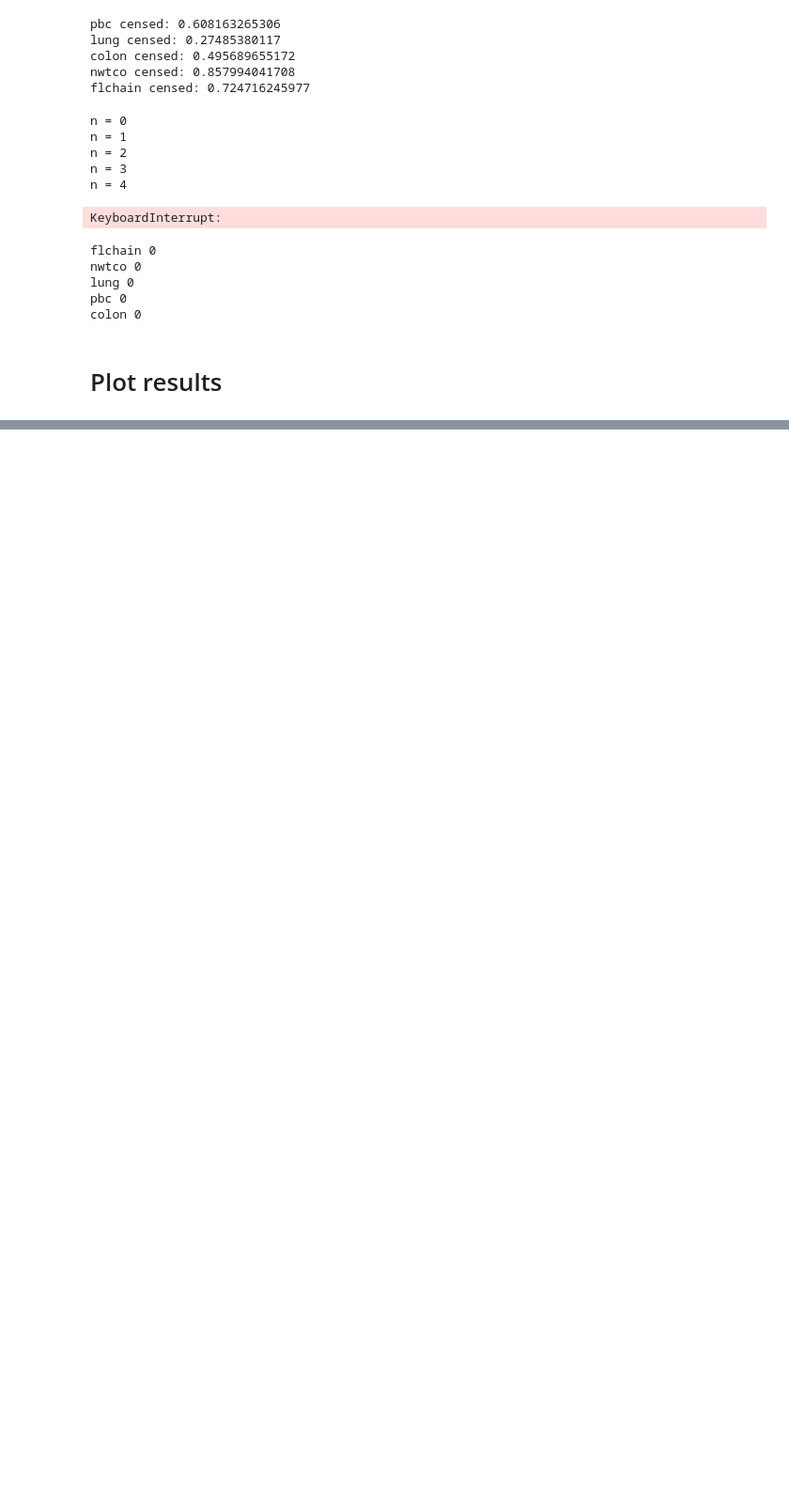
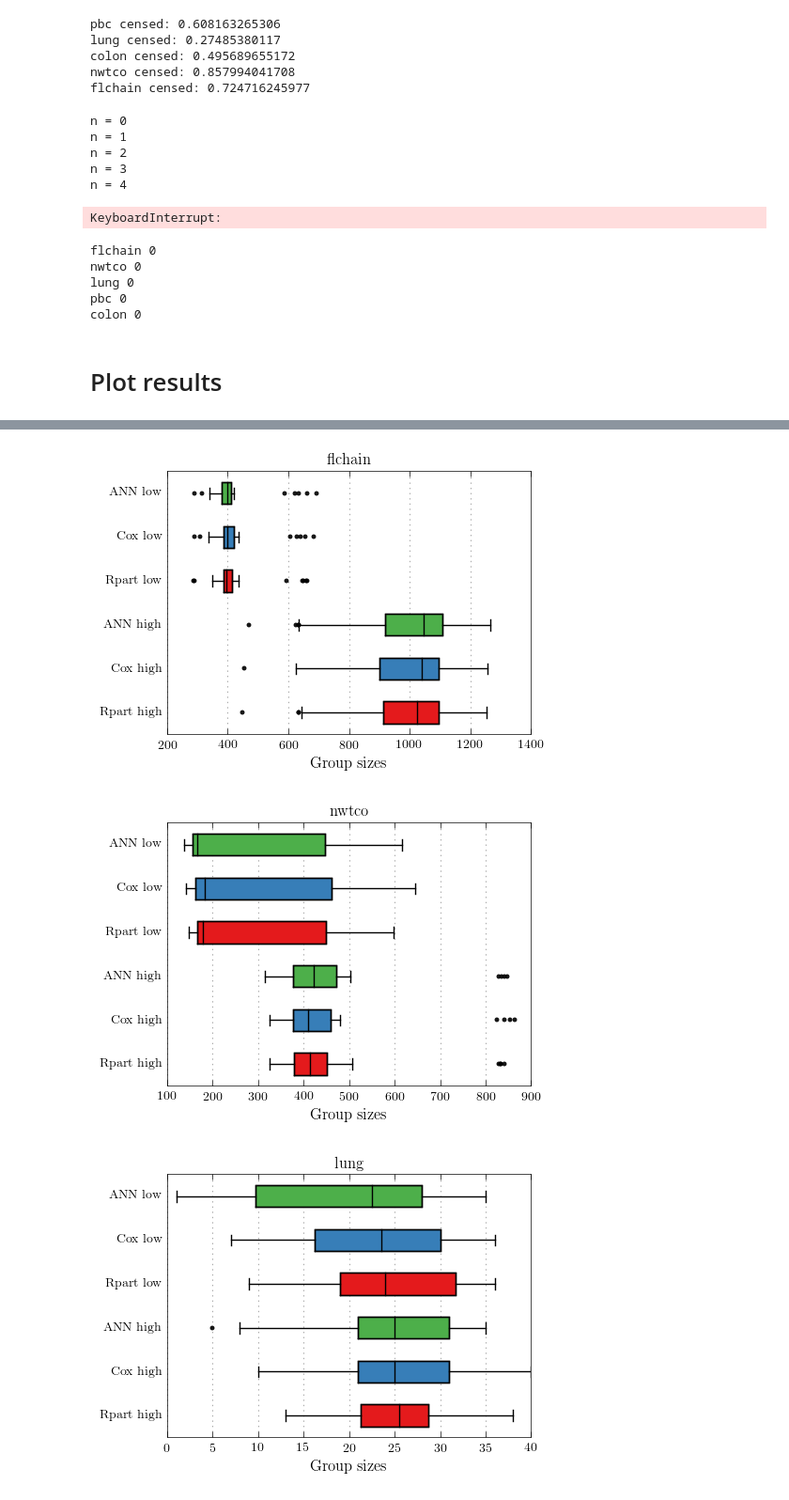
Before and after one commit to spacecowboy/article-annriskgroups-source, a Jupyter notebook: CrossVal.ipynb, the cells around one changed output, grey strips where cells are left out. Shown at 94% size. Cells and saved outputs as stored; diff of their text form; code cells hidden in the pictures; blank space fills up the shorter version.

```diff
--- a/CrossVal.ipynb
+++ b/CrossVal.ipynb
@@ -392,0 +364,62 @@ plt.title("Cross-validation: n={} k={}".format(n, k))
+# %%
+# Group sizes
+for dname, _df in datasets.items():
+    labels = [n + " high" for n in ['Rpart', 'Cox', 'ANN']]
+    labels.extend([n + " low" for n in ['Rpart', 'Cox', 'ANN']])
+
+    rpart_high_box, rpart_low_box = [], []
+    cox_high_box, cox_low_box = [], []
+    ann_high_box, ann_low_box = [], []
+
+    n = _df.shape[0]
+
+    # For each repetition
+    for rep in range(cross_n):
+        # Should not have been a list...
+        perm = data_permutations[dname][rep][0]
+
+        duration_col = _df.columns[0]
+        event_col = _df.columns[1]
+
+        df = _df.reindex(perm).sort(event_col)
+
+        assignments = np.array((n // cross_k + 1) * list(range(1, cross_k + 1)))
+        assignments = assignments[:n]
+
+        # For each division
+        for i in range(1, cross_k + 1):
+            ix = assignments == i
+            training_data = df.ix[~ix]
+            testing_data = df.ix[ix]
+
+            T_actual = testing_data[duration_col].values
+            E_actual = testing_data[event_col].values
+            #X_testing = testing_data[testing_columns]
+
+            ## Rpart
+            rpart_preds = rpart_val_preds[dname][rep][i-1]
+
+            rpart_high_box.append(np.sum(rpart_preds == 'high'))
+            rpart_low_box.append(np.sum(rpart_preds == 'low'))
+
+            ## Cox
+            cox_preds = cox_val_preds[dname][rep][i-1]
+
+            cox_high_box.append(np.sum(cox_preds == 'high'))
+            cox_low_box.append(np.sum(cox_preds == 'low'))
+
+            ## ANN
+            ann_preds = ann_val_preds[dname][rep][i-1]
+
+            ann_high_box.append(np.sum(ann_preds == 'high'))
+            ann_low_box.append(np.sum(ann_preds == 'low'))
+
+    plt.figure()
+    plt.title(dname)
+    plt.boxplot([rpart_low_box, cox_low_box, ann_low_box, rpart_high_box, cox_high_box, ann_high_box],
+                labels=labels, vert=False, colors=plt.colors[:3])
+    plt.xlabel("Group sizes")
+# %% [output]
+[figure, added]
+[figure, added]
+[figure, added]
```
Also changed, not shown: parts of 7 cells of this notebook, 6 other files.
